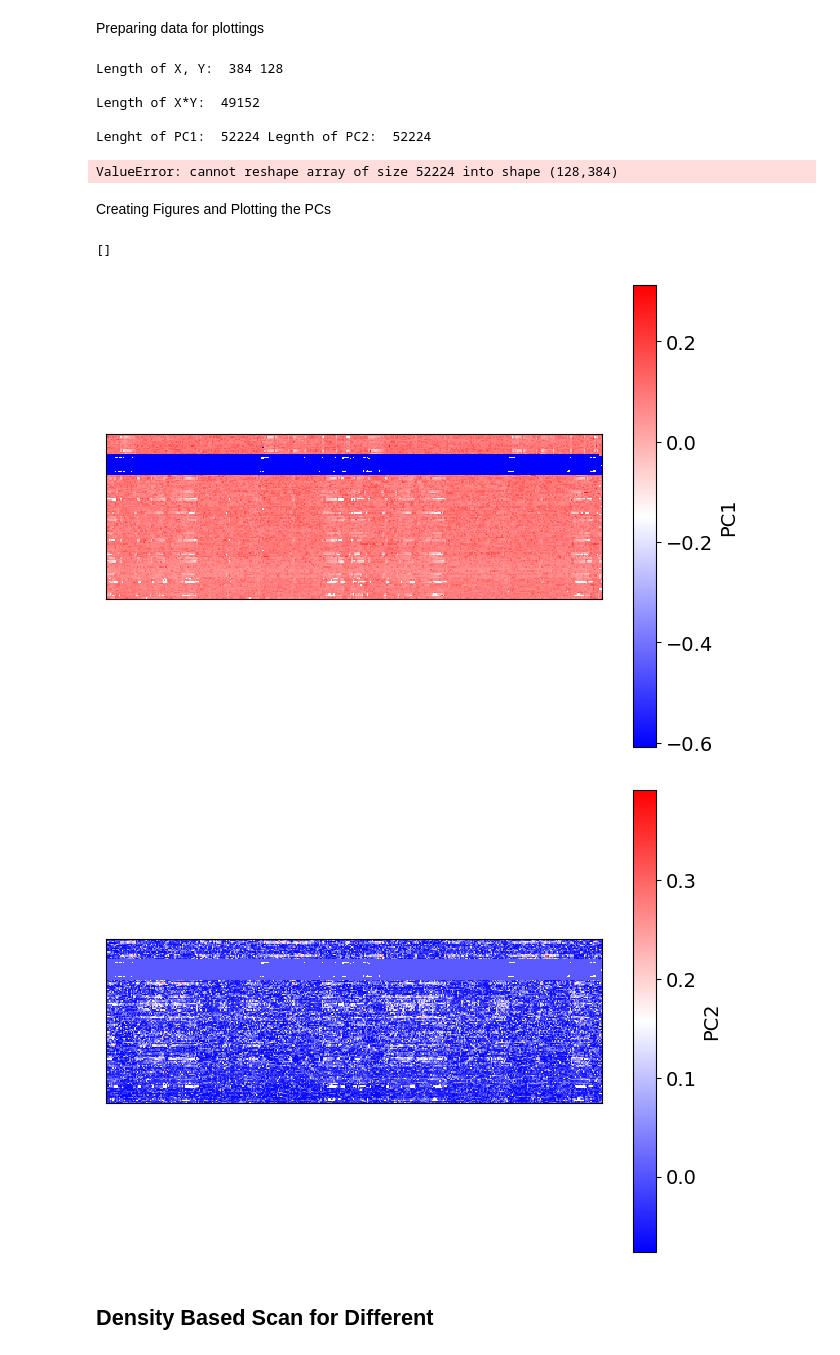
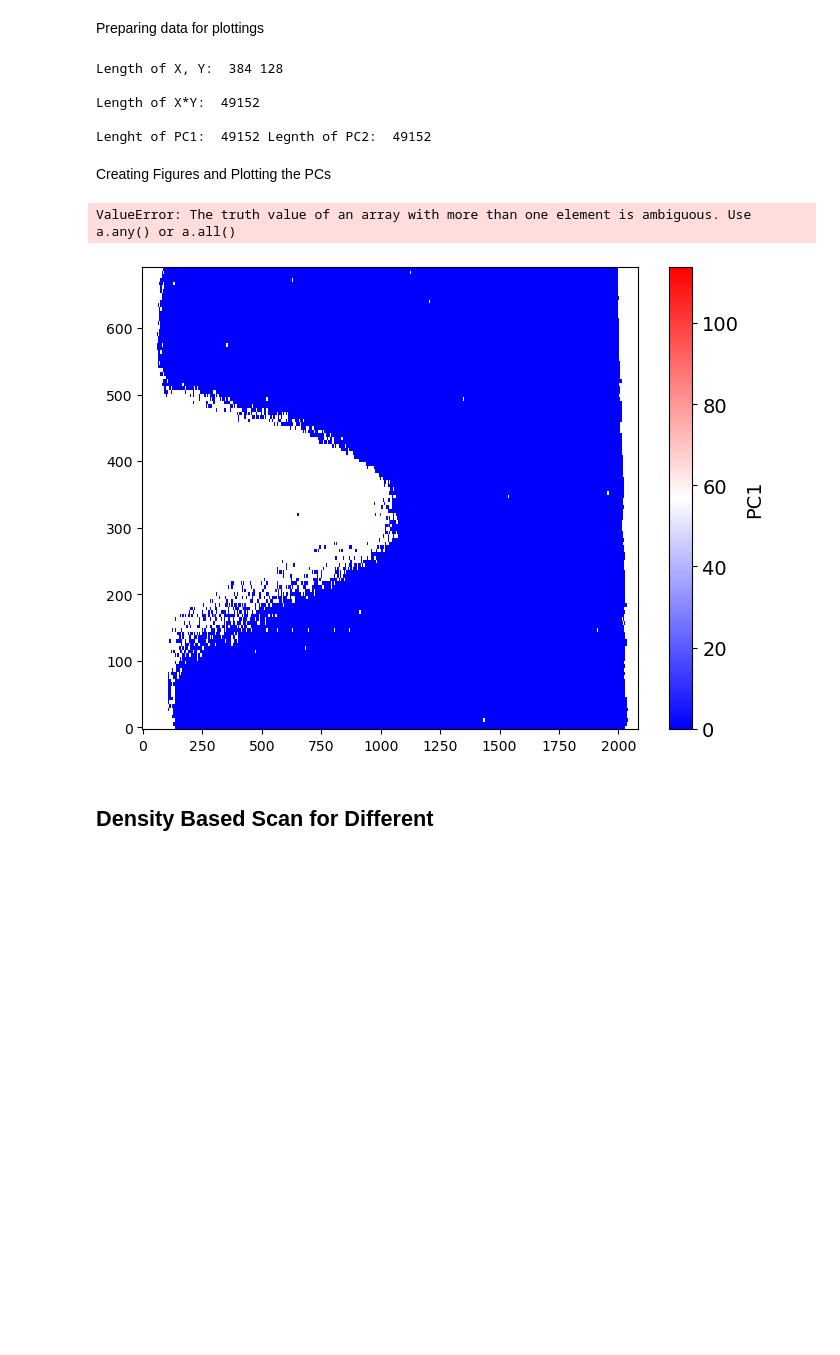
Before and after one commit to Zachery-Evans/DBSCAN_Feature_Extraction, a Jupyter notebook: DBScan Feaute Extraction.ipynb, the cells around one changed output. Drawn from its saved outputs; the diff is of its cells as text; code cells hidden in the pictures; blank space fills up the shorter version.

```diff
--- a/DBScan Feaute Extraction.ipynb
+++ b/DBScan Feaute Extraction.ipynb
@@ -293,10 +324,11 @@ Preparing data for plottings
 # %%
 PC1 = PCA_df['PC1'].to_numpy()
 PC2 = PCA_df['PC2'].to_numpy()
+PC3 = PCA_df['PC3'].to_numpy()
 
 #Reposition the mapping to start at 0,0
-Map_x = df['map_x'].to_numpy()
-Map_y = df['map_y'].to_numpy()
+Map_x = test_df['map_x'].to_numpy()
+Map_y = test_df['map_y'].to_numpy()
 Map_y2 = []
 Map_x2 = []
 Min_x = min(Map_x)
@@ -322,16 +354,14 @@ PC1resized = np.reshape(PC1, (Ysize, Xsize))
 # Format PC2 for plotting
 PC2resized = np.reshape(PC2, (Ysize,Xsize))
 
-# Setting up the mask for plotting
-PC1_masked =  np.ma.array(PC1resized, mask=~mask_selected)
-PC2_masked =  np.ma.array(PC2resized, mask=~mask_selected)
+# Format PC2 for plotting
+PC3resized = np.reshape(PC3, (Ysize,Xsize))
 # %% [output]
 Length of X, Y:  384 128
 
 Length of X*Y:  49152
 
-Lenght of PC1:  52224 Legnth of PC2:  52224
+Lenght of PC1:  49152 Legnth of PC2:  49152
-ValueError: cannot reshape array of size 52224 into shape (128,384)
 # %% [markdown]
 Creating Figures and Plotting the PCs
 # %%
@@ -339,43 +369,60 @@ Creating Figures and Plotting the PCs
 cmap = plt.get_cmap('viridis')
 colors = cmap(np.linspace(0, 0.8, len(loadings_df_init)))
 cmap.set_bad(color='0.7')  # dull grey for masked values
+
+# Setting up the mask for plotting
+PC1_masked =  np.ma.array(PC1resized, mask=~mask_selected)
+PC2_masked =  np.ma.array(PC2resized, mask=~mask_selected)
+PC3_masked =  np.ma.array(PC3resized, mask=~mask_selected)
 
 """
 Plotting the first Principal Component
 """
 
 fig1, ax1 = plt.subplots(figsize=(8, 6))
 
-im1 = ax1.pcolormesh(X, Y, PC1_masked, cmap='bwr', shading='auto')
+im1 = ax1.pcolormesh(X, Y, PC1_masked, cmap='bwr', shading='auto', vmin=min(PC1_masked), vmax=max(PC1_masked))
 
 cbar = fig1.colorbar(im1, ax=ax1)
 cbar.ax.tick_params(labelsize=14)
 cbar.set_label(r'PC1', fontsize=14)
 
 ax1.set_aspect('equal')
-
 ax1.set_xticks([])
 ax1.set_yticks([])
 
 """
 Plotting the second Principal Component
 """
 
 fig2, ax2 = plt.subplots(figsize=(8, 6))
 
-im2 = ax2.pcolormesh(X, Y, PC2_masked, cmap='bwr', shading='auto')
+im2 = ax2.pcolormesh(X, Y, PC2_masked, cmap='bwr', shading='auto', vmin=min(PC2_masked), vmax=max(PC2_masked))
 
 cbar = fig2.colorbar(im2, ax=ax2)
 cbar.ax.tick_params(labelsize=14)
 cbar.set_label(r'PC2', fontsize=14)
 
 ax2.set_aspect('equal')
 
 ax2.set_xticks([])
 ax2.set_yticks([])
+
+if PCs > 2:
+    fig3, ax3 = plt.subplots(figsize=(8, 6))
+
+    im3 = ax3.pcolormesh(X, Y, PC3_masked, cmap='bwr', shading='auto', vmin=min(PC3_masked), vmax=max(PC3_masked))
+
+    cbar = fig3.colorbar(im3, ax=ax3)
+    cbar.ax.tick_params(labelsize=14)
+    cbar.set_label(r'PC3', fontsize=14)
+
+    ax3.set_aspect('equal')
+
+    ax3.set_xticks([])
+    ax3.set_yticks([])
 # %% [output]
-[]
+ValueError: The truth value of an array with more than one element is ambiguous. Use a.any() or a.all()
-[figure, old version]
+[figure, new version]
-[figure, removed]
 # %% [markdown]
 ## Density Based Scan for Different
```
Also changed, not shown: parts of 2 cells of this notebook, 2 other files.
